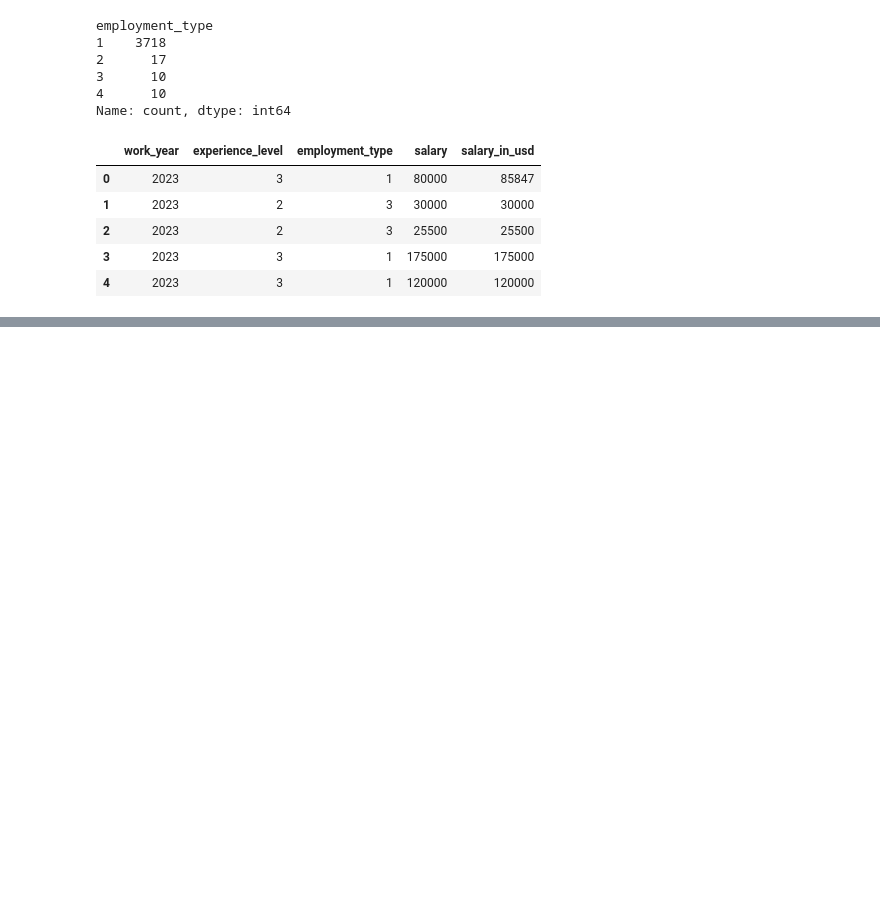
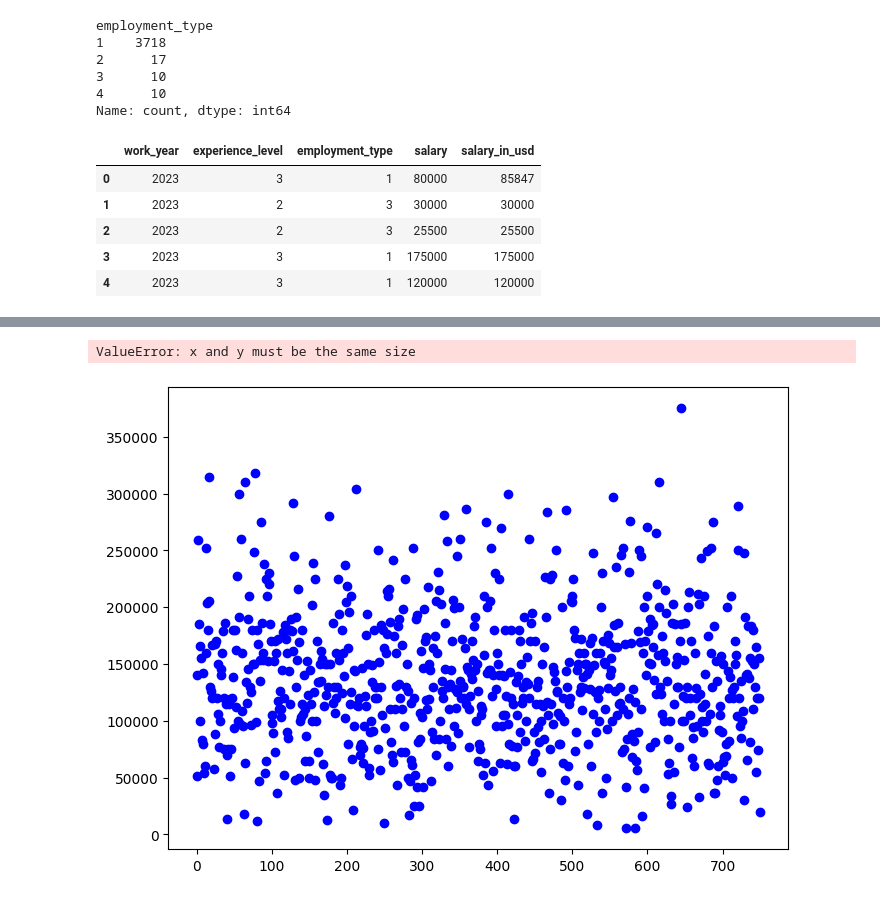
Before and after one commit to vhgomes/ml-2023-1-trabalho-3, a Jupyter notebook: trabalho.ipynb, the cells around one changed output, grey strips where cells are left out. Drawn from its saved outputs; the diff is of its cells as text; code cells hidden in the pictures; blank space fills up the shorter version.

```diff
--- a/trabalho.ipynb
+++ b/trabalho.ipynb
@@ -166,9 +167,25 @@ model = tf.keras.models.Sequential([
     tf.keras.layers.Dense(64, activation='relu'),
 ])
 
+model.add(Dense(64,activation='relu'))
+model.add(Dense(64,activation='relu'))
+
+model.add(Dense(64,activation='relu'))
+
+model.add(Dense(64,activation='relu'))
+
+model.add(Dense(64,activation='relu'))
+
+model.add(Dense(64,activation='relu'))
+
+model.add(Dense(64,activation='relu'))
+
+model.add(Dense(64,activation='relu'))
+
+
 # Compilar o modelo
 model.compile(optimizer='adam', loss='mean_squared_error', metrics=['accuracy'])
-model.summary()
+model.summary
 
 # Treinar o modelo
 model.fit(X_train, y_train, epochs=100, batch_size=36, validation_data=(X_test, y_test))
@@ -193 +210,6 @@ Epoch 100/100
 <keras.callbacks.History at 0x...>
+# %%
+y_pred = model.predict(X_test)
+
+print(len(y_pred))
+print(len(y_test))
@@ -193,0 +225,12 @@ Epoch 100/100
+# %%
+plt.figure(figsize=(8, 6))
+plt.scatter(range(len(y_test)), y_test, color='blue', label='Valor Real')
+plt.scatter(range(len(y_pred)), y_pred, color='red', marker='x', label='Valor Previsto')
+plt.xlabel('ID')
+plt.ylabel('Salário')
+plt.legend()
+plt.title('Gráfico de Dispersão - Valores Reais vs. Valores Previstos')
+plt.show()
+# %% [output]
+ValueError: x and y must be the same size
+[figure, added]
```
Also changed, not shown: parts of 3 cells of this notebook.
